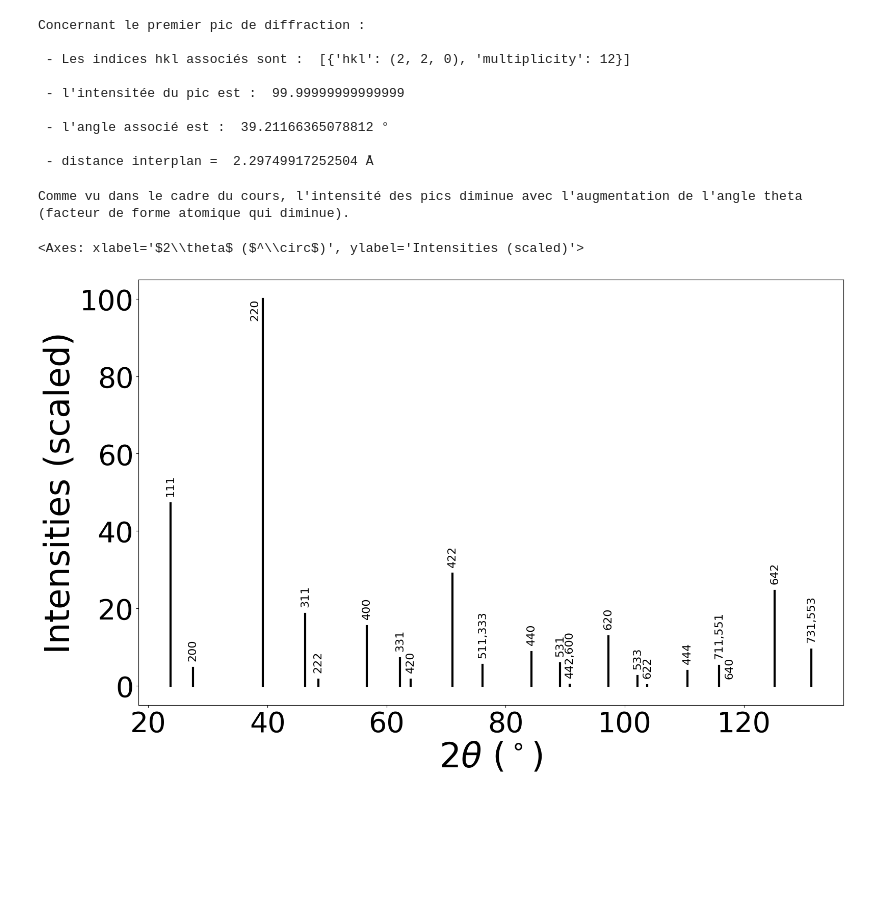
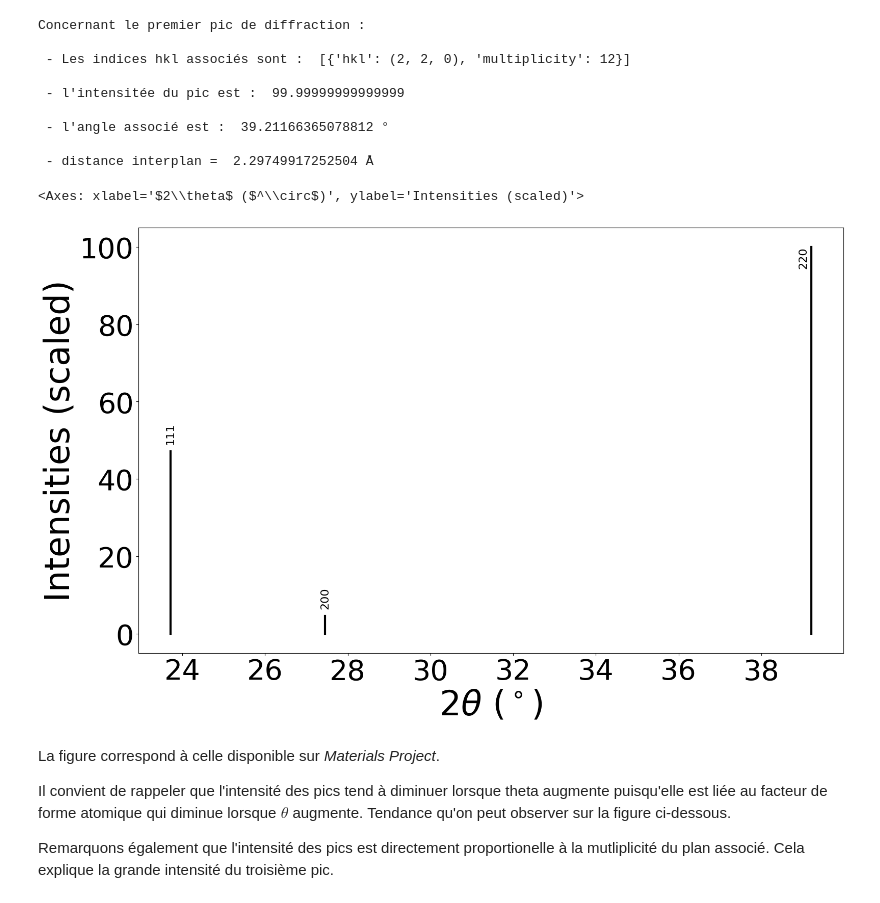
Before and after one commit to CallmeLenny/lmapr1492, a Jupyter notebook: xrd.ipynb, the cells around one changed output. Saved outputs shown, nothing was run; the diff lists cells and outputs as text; code cells hidden in the pictures; blank space fills up the shorter version.

```diff
--- a/xrd.ipynb
+++ b/xrd.ipynb
@@ -77,10 +82,14 @@ Concernant le premier pic de diffraction :
 
  - distance interplan =  2.29749917252504 Å
 # %%
-print("Comme vu dans le cadre du cours, l'intensité des pics diminue avec l'augmentation de l'angle theta (facteur de forme atomique qui diminue).")
-
-xrd.get_plot(conv_struc, two_theta_range=(0, 140))
+xrd.get_plot(conv_struc, two_theta_range=(0, 40))
 # %% [output]
-Comme vu dans le cadre du cours, l'intensité des pics diminue avec l'augmentation de l'angle theta (facteur de forme atomique qui diminue).
+<Axes: xlabel='$2\\theta$ ($^\\circ$)', ylabel='Intensities (scaled)'>
-<Axes: xlabel='$2\\theta$ ($^\\circ$)', ylabel='Intensities (scaled)'>
-[figure, old version]
+[figure, new version]
+# %% [markdown]
+La figure correspond à celle disponible sur *Materials Project*.
+
+
+Il convient de rappeler que l'intensité des pics tend à diminuer lorsque theta augmente puisqu'elle est liée au facteur de forme atomique qui diminue lorsque $\theta$ augmente. Tendance qu'on peut observer sur la figure ci-dessous.
+
+Remarquons également que l'intensité des pics est directement proportionelle à la mutliplicité du plan associé. Cela explique la grande intensité du troisième pic.
```
Also changed, not shown: parts of 5 cells of this notebook, 4 other files.
